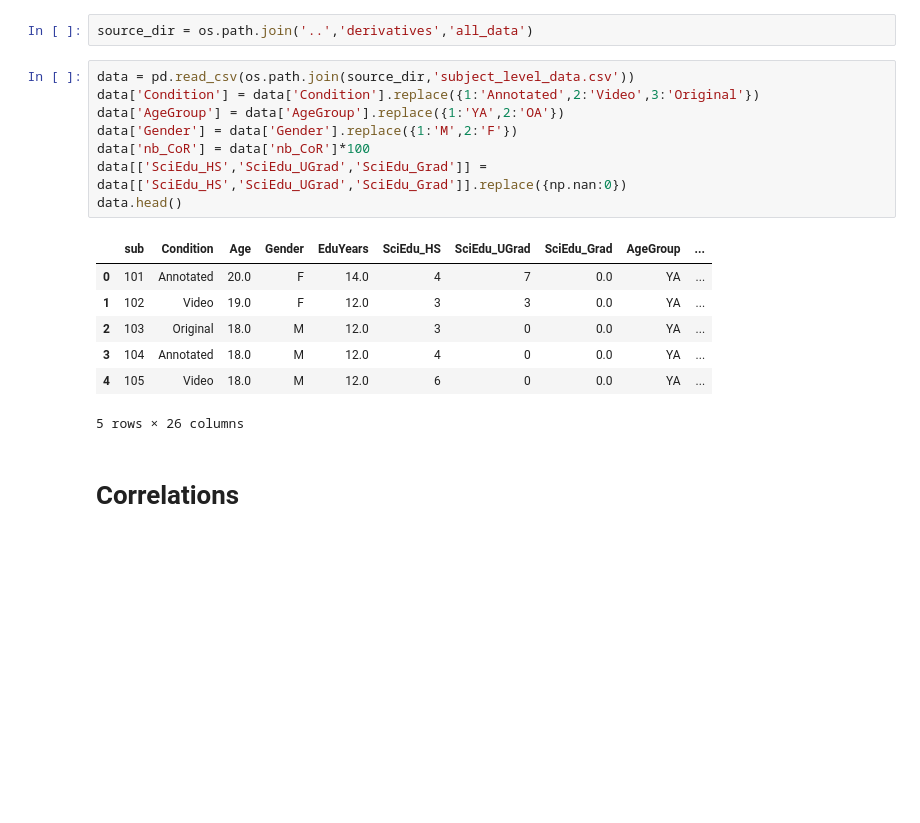
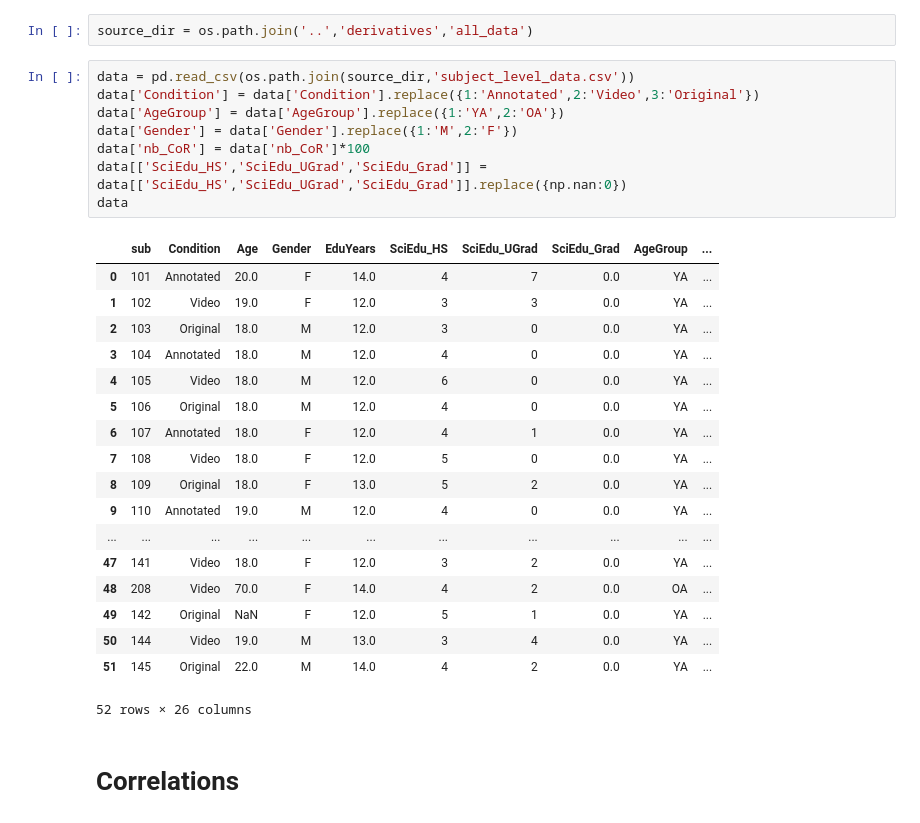
Before and after one commit to lighthall-lab/scilearn, a Jupyter notebook: 1.1.analysis.ipynb, the cells around one changed output. Drawn from its saved outputs; the diff is of its cells as text; blank space fills up the shorter version.

```diff
--- a/1.1.analysis.ipynb
+++ b/1.1.analysis.ipynb
@@ -10,19 +10,30 @@ source_dir = os.path.join('..','derivatives','all_data')
 # %%
 data = pd.read_csv(os.path.join(source_dir,'subject_level_data.csv'))
 data['Condition'] = data['Condition'].replace({1:'Annotated',2:'Video',3:'Original'})
 data['AgeGroup'] = data['AgeGroup'].replace({1:'YA',2:'OA'})
 data['Gender'] = data['Gender'].replace({1:'M',2:'F'})
 data['nb_CoR'] = data['nb_CoR']*100
 data[['SciEdu_HS','SciEdu_UGrad','SciEdu_Grad']] = data[['SciEdu_HS','SciEdu_UGrad','SciEdu_Grad']].replace({np.nan:0})
-data.head()
+data
 # %% [output]
 |  | sub | Condition | Age | Gender | EduYears | SciEdu_HS | SciEdu_UGrad | SciEdu_Grad | AgeGroup | ... |
 | 0 | 101 | Annotated | 20.0 | F | 14.0 | 4 | 7 | 0.0 | YA | ... |
 | 1 | 102 | Video | 19.0 | F | 12.0 | 3 | 3 | 0.0 | YA | ... |
 | 2 | 103 | Original | 18.0 | M | 12.0 | 3 | 0 | 0.0 | YA | ... |
 | 3 | 104 | Annotated | 18.0 | M | 12.0 | 4 | 0 | 0.0 | YA | ... |
 | 4 | 105 | Video | 18.0 | M | 12.0 | 6 | 0 | 0.0 | YA | ... |
+| 5 | 106 | Original | 18.0 | M | 12.0 | 4 | 0 | 0.0 | YA | ... |
+| 6 | 107 | Annotated | 18.0 | F | 12.0 | 4 | 1 | 0.0 | YA | ... |
+| 7 | 108 | Video | 18.0 | F | 12.0 | 5 | 0 | 0.0 | YA | ... |
+| 8 | 109 | Original | 18.0 | F | 13.0 | 5 | 2 | 0.0 | YA | ... |
+| 9 | 110 | Annotated | 19.0 | M | 12.0 | 4 | 0 | 0.0 | YA | ... |
+| ... | ... | ... | ... | ... | ... | ... | ... | ... | ... | ... |
+| 47 | 141 | Video | 18.0 | F | 12.0 | 3 | 2 | 0.0 | YA | ... |
+| 48 | 208 | Video | 70.0 | F | 14.0 | 4 | 2 | 0.0 | OA | ... |
+| 49 | 142 | Original | NaN | F | 12.0 | 5 | 1 | 0.0 | YA | ... |
+| 50 | 144 | Video | 19.0 | M | 13.0 | 3 | 4 | 0.0 | YA | ... |
+| 51 | 145 | Original | 22.0 | M | 14.0 | 4 | 2 | 0.0 | YA | ... |
-5 rows × 26 columns
+52 rows × 26 columns
 # %% [markdown]
 # Correlations
 # %% [markdown]
```
Also changed, not shown: parts of 2 cells of this notebook.
